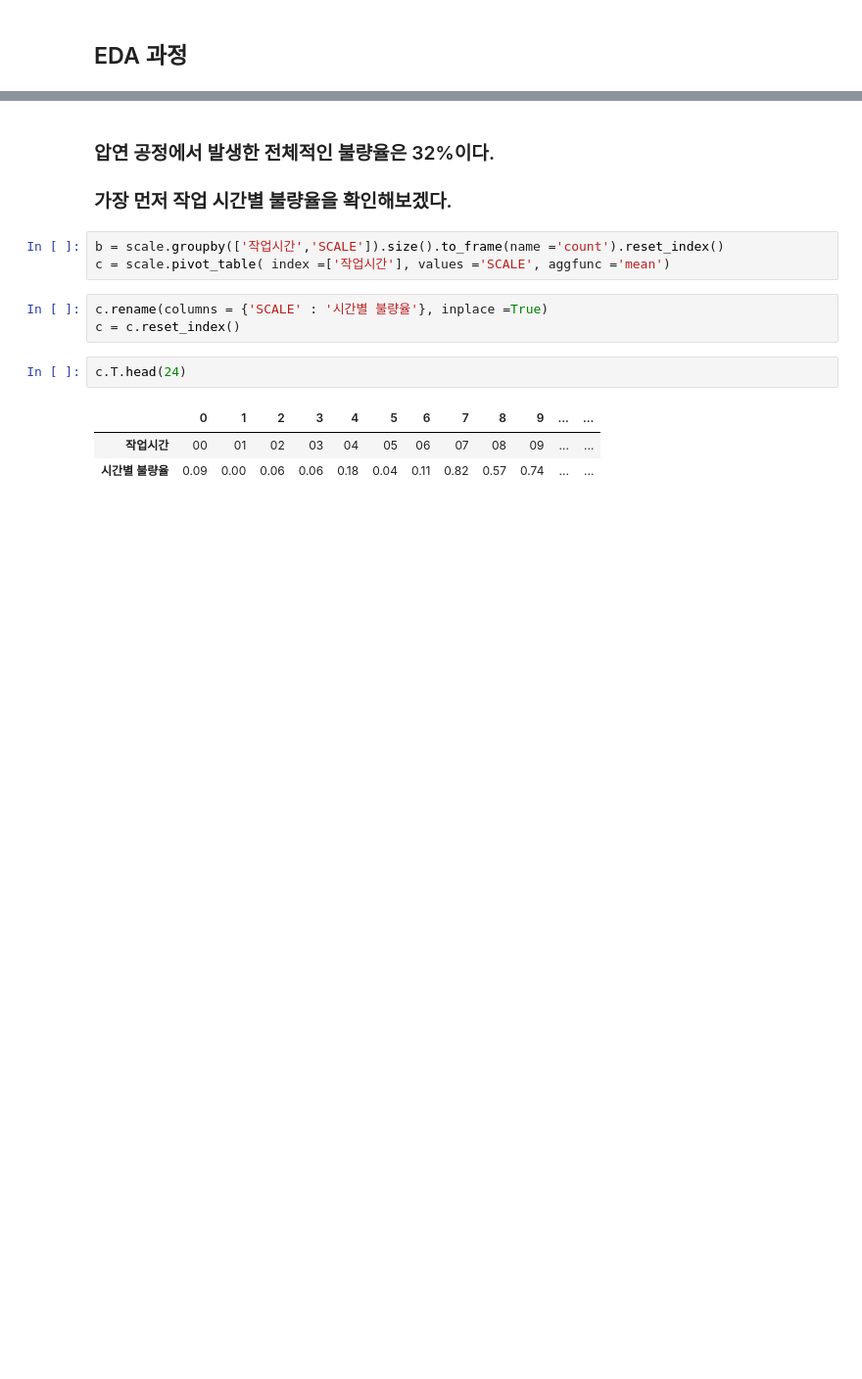
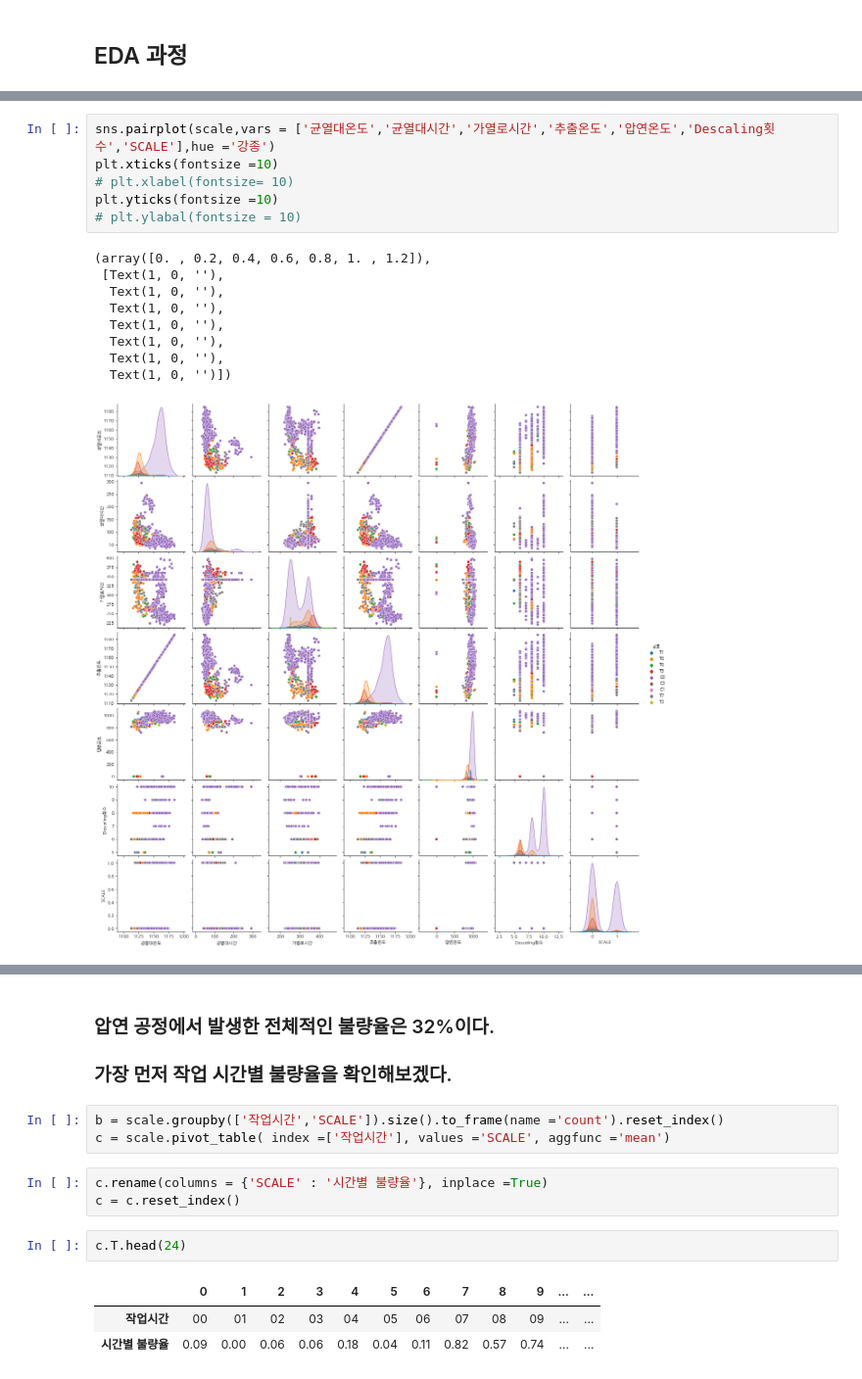
Before and after one commit to kimjihan07/POSCO-AI-Edu-steel-rolling, a Jupyter notebook: scale_issue_analysis.ipynb, the cells around one changed output, grey strips where cells are left out. Shown at 98% size. Cells and saved outputs as stored; diff of their text form; blank space fills up the shorter version.

```diff
--- a/scale_issue_analysis.ipynb
+++ b/scale_issue_analysis.ipynb
@@ -137,2 +139,18 @@ scale['허기']
+# %%
+sns.pairplot(scale,vars = ['균열대온도','균열대시간','가열로시간','추출온도','압연온도','Descaling횟수','SCALE'],hue ='강종')
+plt.xticks(fontsize =10)
+# plt.xlabel(fontsize= 10)
+plt.yticks(fontsize =10)
+# plt.ylabal(fontsize = 10)
+# %% [output]
+(array([0. , 0.2, 0.4, 0.6, 0.8, 1. , 1.2]),
+ [Text(1, 0, ''),
+  Text(1, 0, ''),
+  Text(1, 0, ''),
+  Text(1, 0, ''),
+  Text(1, 0, ''),
+  Text(1, 0, ''),
+  Text(1, 0, '')])
+[figure, added]
 # %%
 A = scale['SCALE'].value_counts().to_frame(name ='count').T
```
Also changed, not shown: parts of 12 cells of this notebook.
